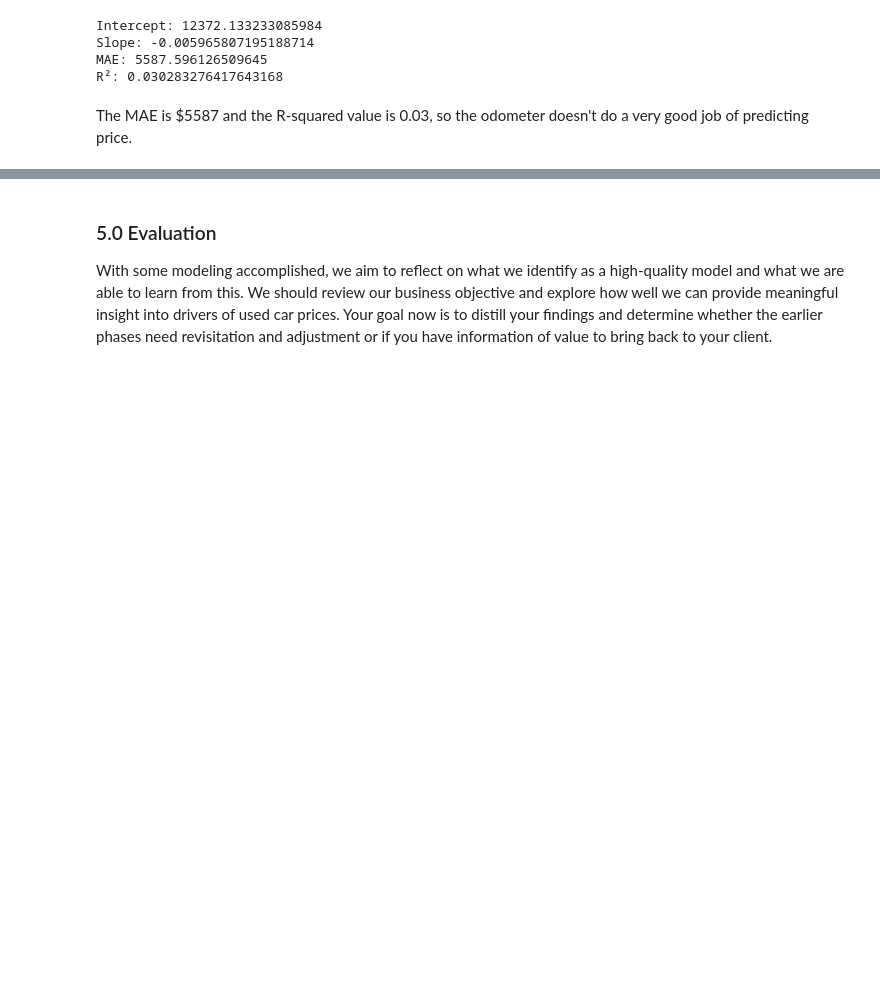
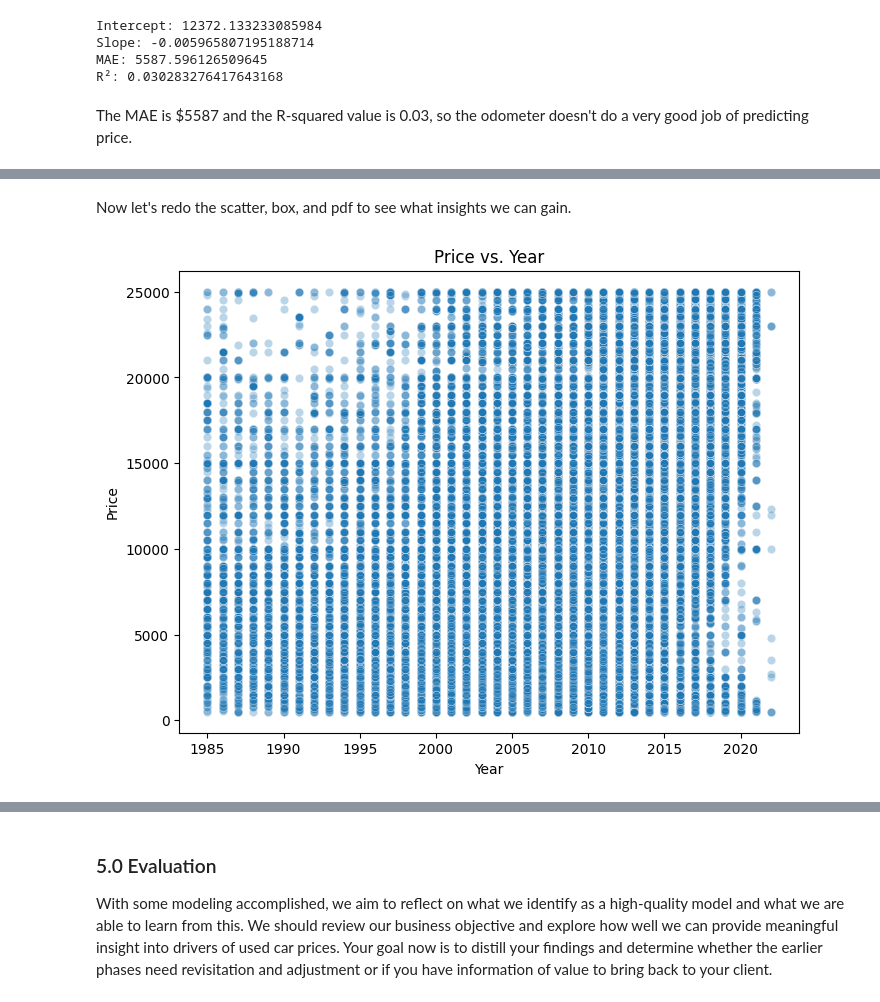
Before and after one commit to jeffreylgoode/what-drives-car-prices, a Jupyter notebook: notebooks/car_price_analysis.ipynb, the cells around one changed output, grey strips where cells are left out. Saved outputs shown, nothing was run; the diff lists cells and outputs as text; code cells hidden in the pictures; blank space fills up the shorter version.

```diff
--- a/notebooks/car_price_analysis.ipynb
+++ b/notebooks/car_price_analysis.ipynb
@@ -890,0 +966,20 @@ The MAE is $5587 and the R-squared value is 0.03, so the odometer doesn't do a v
+# %% [markdown]
+Now let's redo the scatter, box, and pdf to see what insights we can gain.
+# %%
+import seaborn as sns
+import matplotlib.pyplot as plt
+
+plt.figure(figsize=(8, 6))
+sns.scatterplot(
+    data=df_after_85,
+    x="year",
+    y="price",
+    alpha=0.3
+)
+
+plt.title("Price vs. Year")
+plt.xlabel("Year")
+plt.ylabel("Price")
+plt.show()
+# %% [output]
+[figure, added]
```
Also changed, not shown: parts of 30 cells of this notebook.
